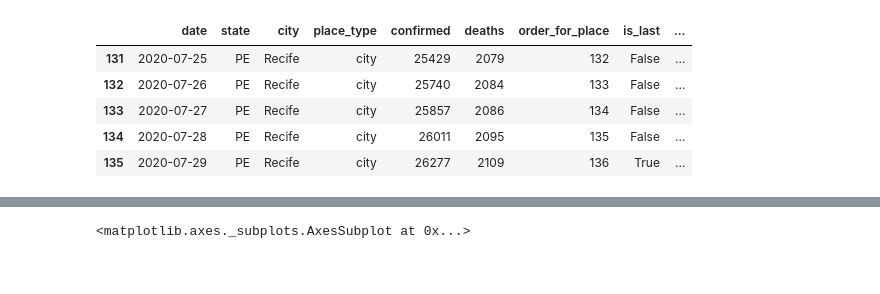
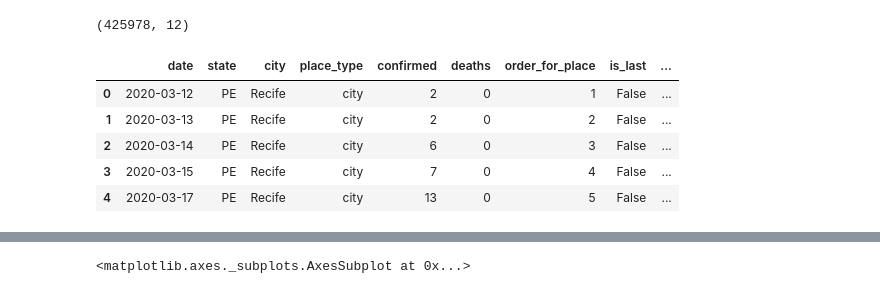
Before and after one commit to mathlimma/data-science-project-1, a Jupyter notebook: covid19.ipynb, the cells around one changed output, grey strips where cells are left out. Drawn from its saved outputs; the diff is of its cells as text; code cells hidden in the pictures.

```diff
--- a/covid19.ipynb
+++ b/covid19.ipynb
@@ -9,5 +64,4 @@ covid = pd.read_csv(r'caso.csv', encoding = "utf-8")
 # %%
-covidRecife = covid[covid.city == 'Recife'].sort_values(by=['date'], ascending=True)
-covidRecife.reset_index(inplace=True, drop=True)
-covidRecife.tail()
+covidRecife = covid[covid.city=='Recife']
+covidRecife.isnull().sum()
 # %% [output]
@@ -19,0 +119,6 @@ covidRecife.tail()
+# %%
+# como vimos acima que os dados que iremos trabalhar nao tem nenhum dado ausente, decidimos por limpar o dataset original com instâncias com ao menos 1 coluna com dado ausente
+covid = covid.dropna()
+covid.shape
+# %% [output]
+(425978, 12)
@@ -20,24 +129,34 @@ covidRecife.tail()
 # %%
+# uma estatística importante no nosso trabalho eh o número de mortes por dia, mas isso nao tem no dataset, por isso criamos esta função que adiciona esta coluna usando o metodo diff
+
+# pegando os dados de Recife, resetando o index e adicionando as colunas
+covidRecife = covidRecife.sort_values(by=['date'], ascending=True)
+covidRecife.reset_index(inplace=True, drop=True)
+
 #first try with a for loop
 # def sub_column_value(newcolumn, subcolumn, table):
 #     table[newcolumn] = 0
 #     for index, i in enumerate(subcolumn):
 #         if index > 0:
 #             value = (subcolumn[index] - subcolumn[index-1])
 #             if value > 0:
 #                 table[newcolumn][index] = value
 #             else:
 #                 table[newcolumn][index] = 0
 
 # sub_column_value('deaths_per_day', covidRecife.deaths, covidRecife)
 
 # using pandas diff to calculate the difference between consecutive rows
 covidRecife['deaths_per_day'] = covidRecife.deaths.diff()
-covidRecife.tail()
+
+# aqui eu imputo o dado para nao perder os dados do primeiro dia
+covidRecife['deaths_per_day'][0] = 0
+
+covidRecife.head()
 # %% [output]
 |  | date | state | city | place_type | confirmed | deaths | order_for_place | is_last | ... |
-| 131 | 2020-07-25 | PE | Recife | city | 25429 | 2079 | 132 | False | ... |
-| 132 | 2020-07-26 | PE | Recife | city | 25740 | 2084 | 133 | False | ... |
-| 133 | 2020-07-27 | PE | Recife | city | 25857 | 2086 | 134 | False | ... |
-| 134 | 2020-07-28 | PE | Recife | city | 26011 | 2095 | 135 | False | ... |
-| 135 | 2020-07-29 | PE | Recife | city | 26277 | 2109 | 136 | True | ... |
+| 0 | 2020-03-12 | PE | Recife | city | 2 | 0 | 1 | False | ... |
+| 1 | 2020-03-13 | PE | Recife | city | 2 | 0 | 2 | False | ... |
+| 2 | 2020-03-14 | PE | Recife | city | 6 | 0 | 3 | False | ... |
+| 3 | 2020-03-15 | PE | Recife | city | 7 | 0 | 4 | False | ... |
+| 4 | 2020-03-17 | PE | Recife | city | 13 | 0 | 5 | False | ... |
```
Also changed, not shown: parts of 71 cells of this notebook, 2 other files.
